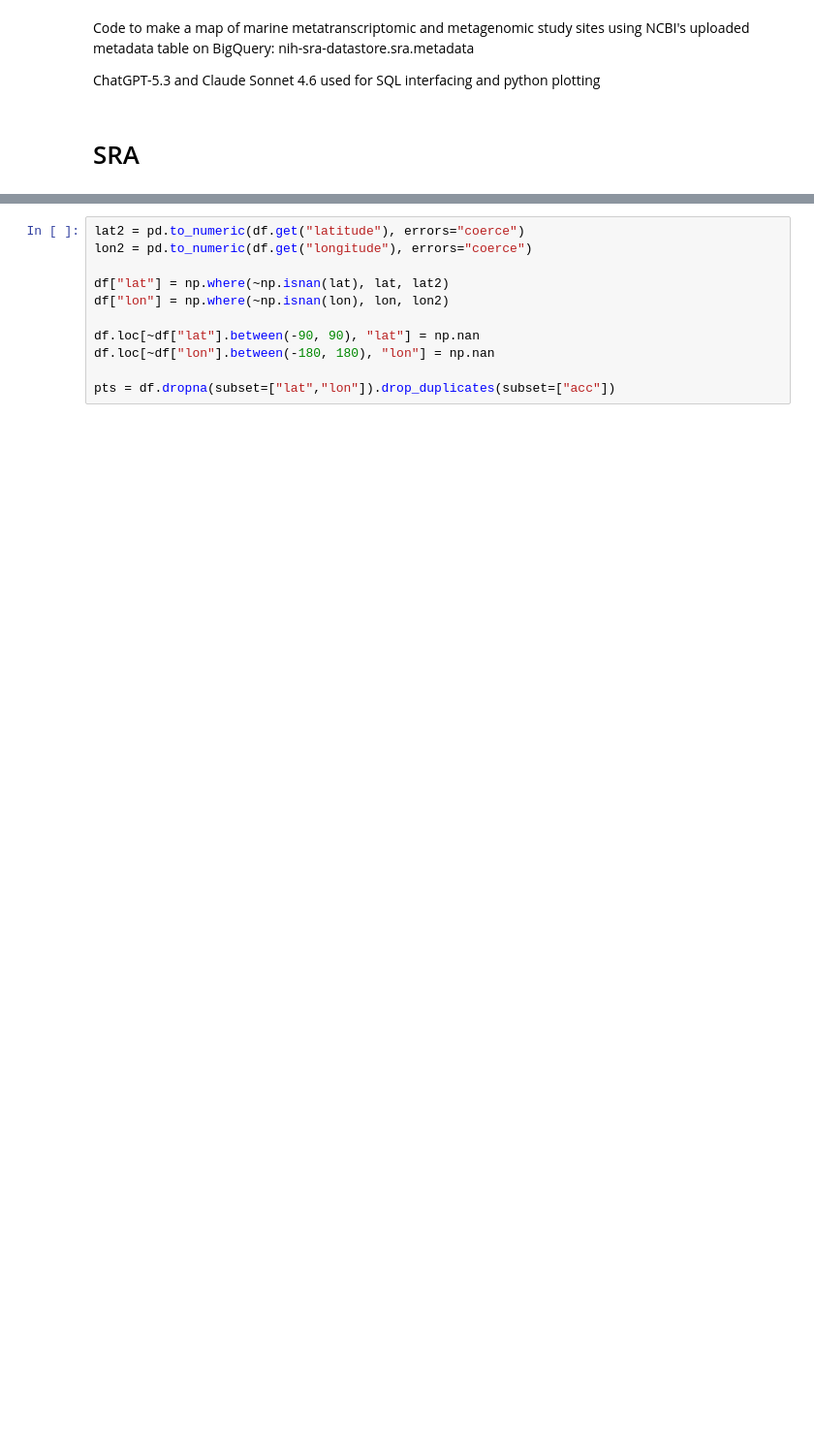
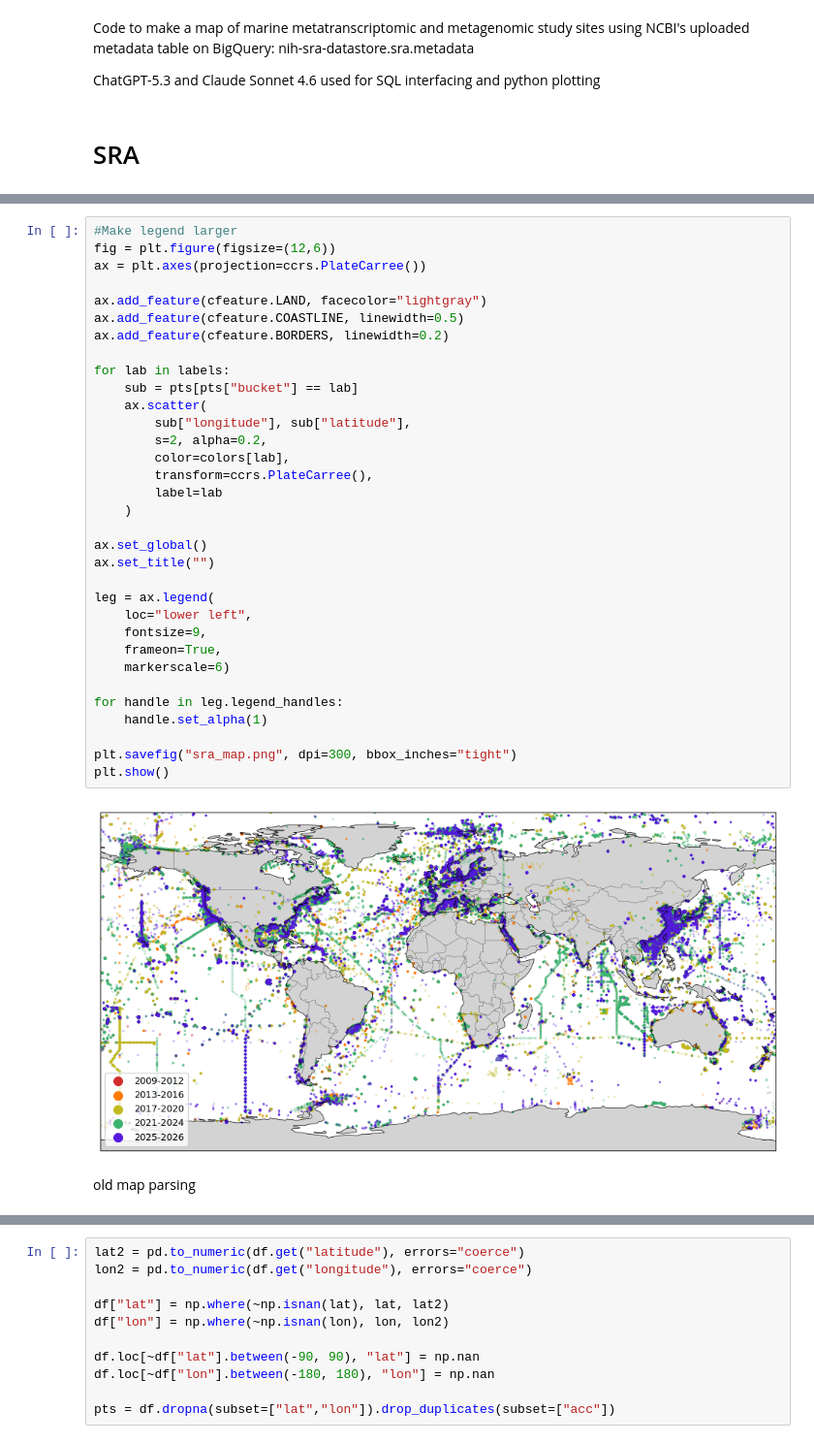
Before and after one commit to CohenLabUGA/ARMS, a Jupyter notebook: ARMS-BigQuery.ipynb, the cells around one changed output, grey strips where cells are left out. Shown at 97% size. Saved outputs shown, nothing was run; the diff lists cells and outputs as text; blank space fills up the shorter version.

```diff
--- a/ARMS-BigQuery.ipynb
+++ b/ARMS-BigQuery.ipynb
@@ -103 +376,38 @@ FROM (
+# %%
+#Make legend larger
+fig = plt.figure(figsize=(12,6))
+ax = plt.axes(projection=ccrs.PlateCarree())
+
+ax.add_feature(cfeature.LAND, facecolor="lightgray")
+ax.add_feature(cfeature.COASTLINE, linewidth=0.5)
+ax.add_feature(cfeature.BORDERS, linewidth=0.2)
+
+for lab in labels:
+    sub = pts[pts["bucket"] == lab]
+    ax.scatter(
+        sub["longitude"], sub["latitude"],
+        s=2, alpha=0.2,
+        color=colors[lab],
+        transform=ccrs.PlateCarree(),
+        label=lab
+    )
+
+ax.set_global()
+ax.set_title("")
+
+leg = ax.legend(
+    loc="lower left",
+    fontsize=9,
+    frameon=True,
+    markerscale=6)
+
+for handle in leg.legend_handles:
+    handle.set_alpha(1)
+
+plt.savefig("sra_map.png", dpi=300, bbox_inches="tight")
+plt.show()
+# %% [output]
+[figure, added]
+# %% [markdown]
+old map parsing
 # %%
```
Also changed, not shown: parts of 8 cells of this notebook.
